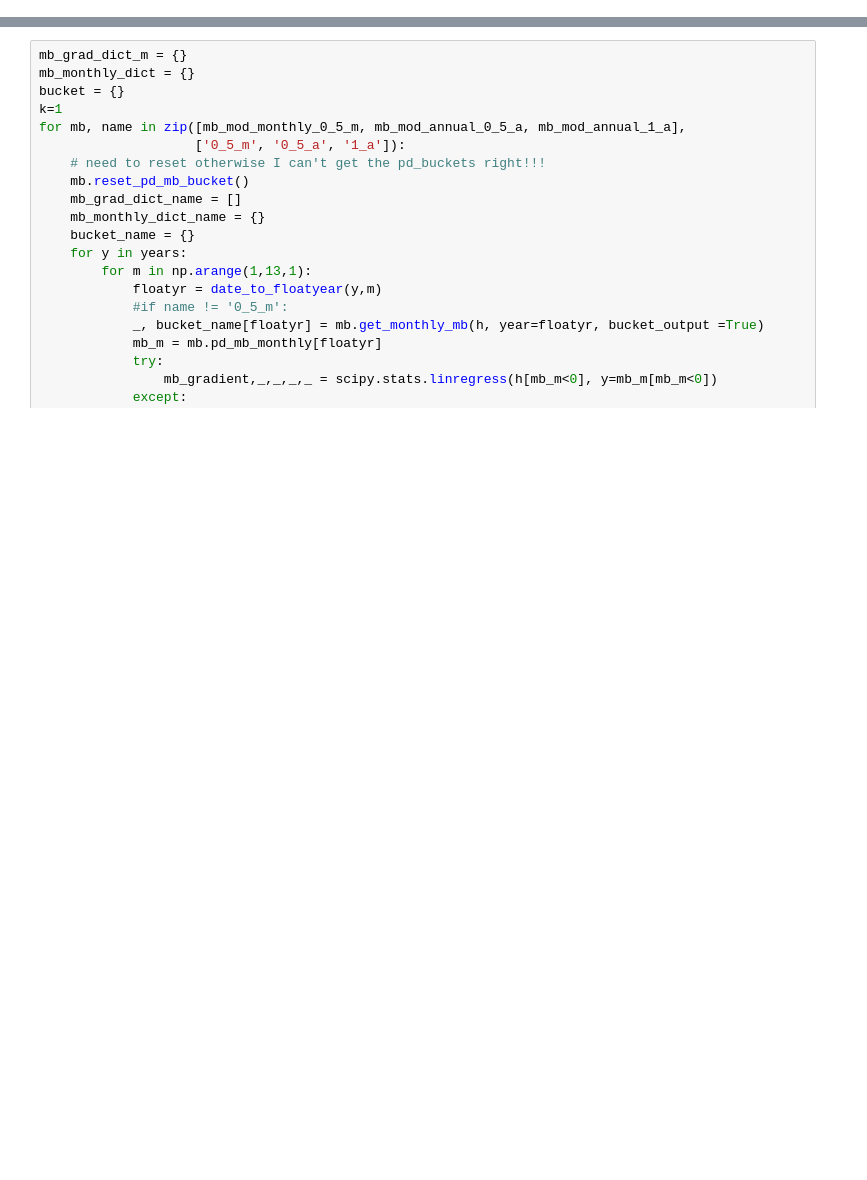
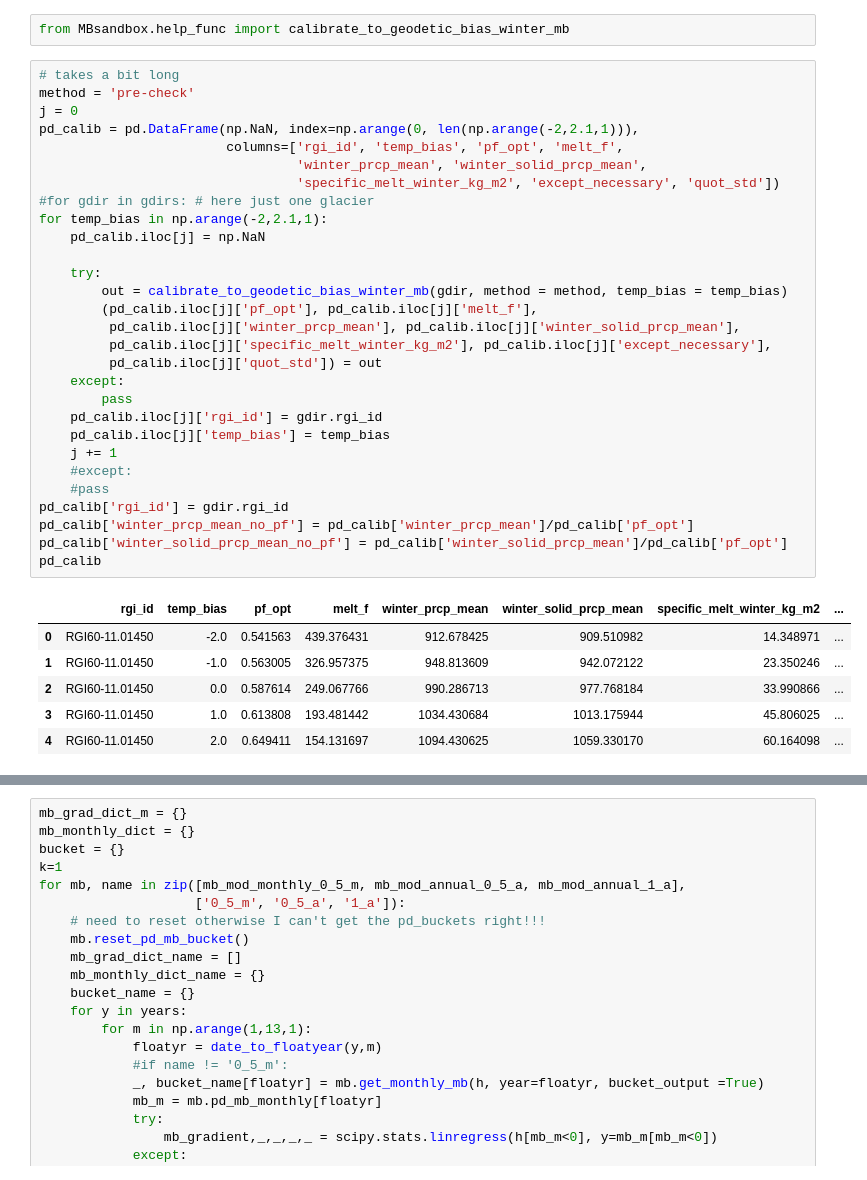
Before and after one commit to OGGM/massbalance-sandbox, a Jupyter notebook: docs/surface_type_distinction/oggm_sfc_type_bucket.ipynb, the cells around one changed output, grey strips where cells are left out. Drawn from its saved outputs; the diff is of its cells as text; blank space fills up the shorter version.

Commit message:
added example workflow, + seasonal MB calib

```diff
--- a/docs/surface_type_distinction/oggm_sfc_type_bucket.ipynb
+++ b/docs/surface_type_distinction/oggm_sfc_type_bucket.ipynb
@@ -230,0 +500,38 @@ for mb, name in zip([mb_mod_monthly_0_5_m, mb_mod_annual_0_5_a, mb_mod_annual_1_
+# %%
+from MBsandbox.help_func import calibrate_to_geodetic_bias_winter_mb
+# %%
+# takes a bit long
+method = 'pre-check'
+j = 0
+pd_calib = pd.DataFrame(np.NaN, index=np.arange(0, len(np.arange(-2,2.1,1))),
+                        columns=['rgi_id', 'temp_bias', 'pf_opt', 'melt_f',
+                                 'winter_prcp_mean', 'winter_solid_prcp_mean',
+                                 'specific_melt_winter_kg_m2', 'except_necessary', 'quot_std'])
+#for gdir in gdirs: # here just one glacier
+for temp_bias in np.arange(-2,2.1,1):
+    pd_calib.iloc[j] = np.NaN
+
+    try:
+        out = calibrate_to_geodetic_bias_winter_mb(gdir, method = method, temp_bias = temp_bias)
+        (pd_calib.iloc[j]['pf_opt'], pd_calib.iloc[j]['melt_f'],
+         pd_calib.iloc[j]['winter_prcp_mean'], pd_calib.iloc[j]['winter_solid_prcp_mean'],
+         pd_calib.iloc[j]['specific_melt_winter_kg_m2'], pd_calib.iloc[j]['except_necessary'],
+         pd_calib.iloc[j]['quot_std']) = out
+    except:
+        pass
+    pd_calib.iloc[j]['rgi_id'] = gdir.rgi_id
+    pd_calib.iloc[j]['temp_bias'] = temp_bias
+    j += 1
+    #except:
+    #pass
+pd_calib['rgi_id'] = gdir.rgi_id
+pd_calib['winter_prcp_mean_no_pf'] = pd_calib['winter_prcp_mean']/pd_calib['pf_opt']
+pd_calib['winter_solid_prcp_mean_no_pf'] = pd_calib['winter_solid_prcp_mean']/pd_calib['pf_opt']
+pd_calib
+# %% [output]
+|  | rgi_id | temp_bias | pf_opt | melt_f | winter_prcp_mean | winter_solid_prcp_mean | specific_melt_winter_kg_m2 | ... |
+| 0 | RGI60-11.01450 | -2.0 | 0.541563 | 439.376431 | 912.678425 | 909.510982 | 14.348971 | ... |
+| 1 | RGI60-11.01450 | -1.0 | 0.563005 | 326.957375 | 948.813609 | 942.072122 | 23.350246 | ... |
+| 2 | RGI60-11.01450 | 0.0 | 0.587614 | 249.067766 | 990.286713 | 977.768184 | 33.990866 | ... |
+| 3 | RGI60-11.01450 | 1.0 | 0.613808 | 193.481442 | 1034.430684 | 1013.175944 | 45.806025 | ... |
+| 4 | RGI60-11.01450 | 2.0 | 0.649411 | 154.131697 | 1094.430625 | 1059.330170 | 60.164098 | ... |
```
Also changed, not shown: parts of 40 cells of this notebook, 6 other files.
